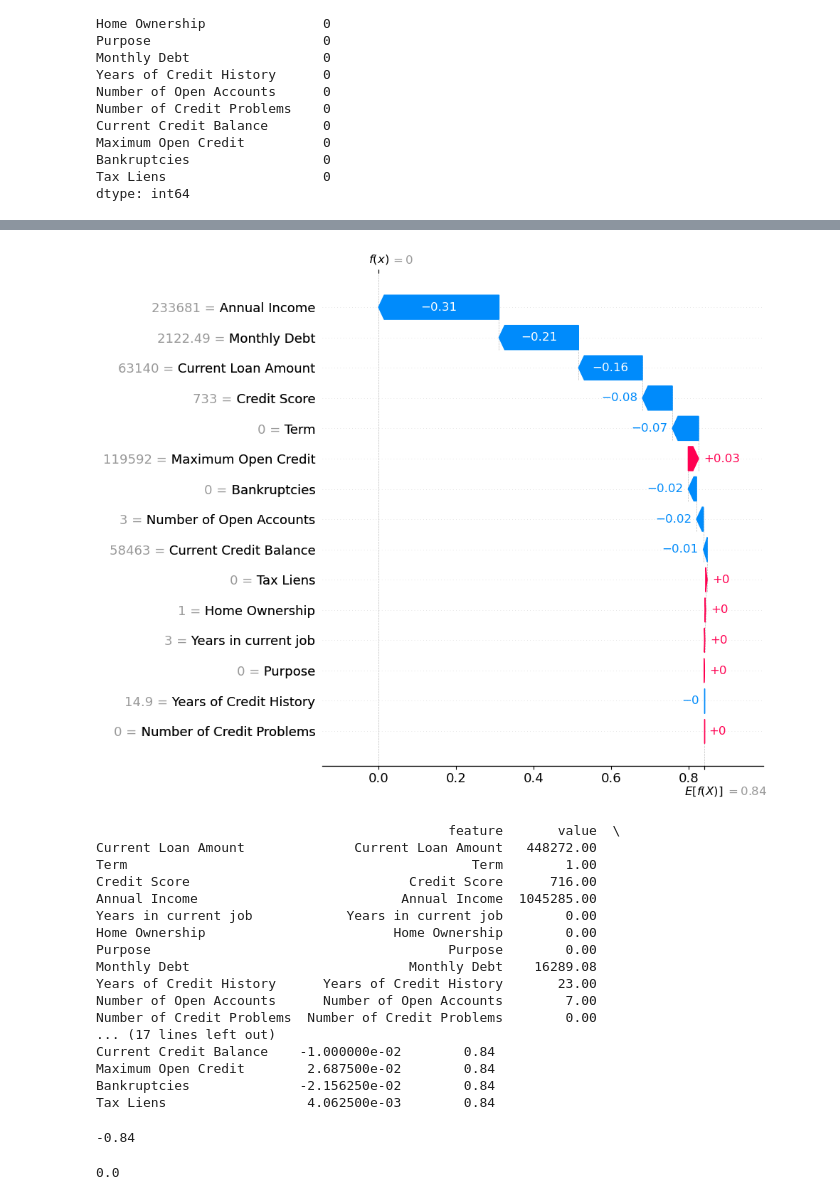
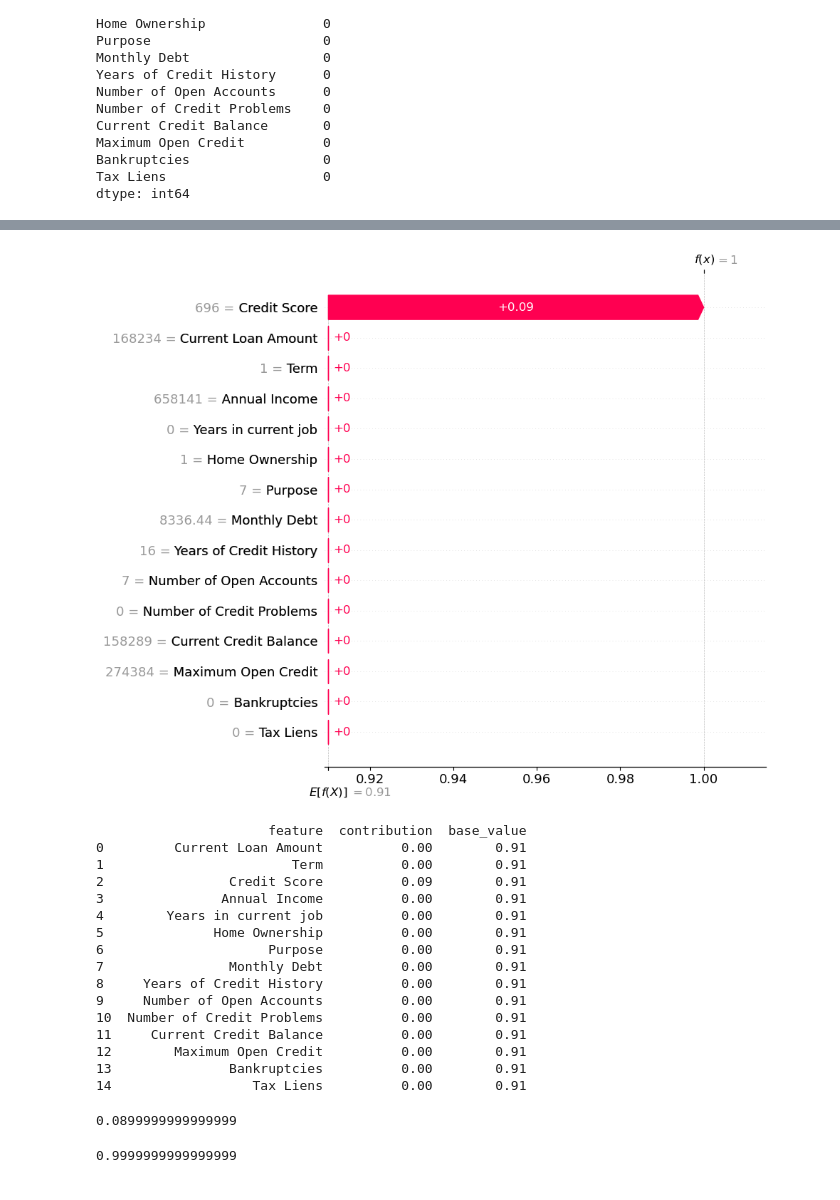
Before and after one commit to Arjun0122/bank_loan_eligibility, a Jupyter notebook: Bank_Loan_Eligibility.ipynb, the cells around one changed output, grey strips where cells are left out. Drawn from its saved outputs; the diff is of its cells as text; code cells hidden in the pictures.

```diff
--- a/Bank_Loan_Eligibility.ipynb
+++ b/Bank_Loan_Eligibility.ipynb
@@ -287,2 +274,2 @@ from sklearn.tree import DecisionTreeClassifier
 # %%
-clf = DecisionTreeClassifier()
+dt = DecisionTreeClassifier()
@@ -313,0 +276,5 @@ models,predictions = clf.fit(x_train, x_test, y_train, y_test)
+# %%
+parameters = {'max_depth': [3, 5, 7, 10],
+              'min_samples_split': [2, 3, 4, 5]}
+clf = GridSearchCV(dt, parameters, cv=5)
+clf.fit(x_train, y_train)
@@ -314,52 +298,49 @@ models,predictions = clf.fit(x_train, x_test, y_train, y_test)
 # %%
-explainer = shap.Explainer(clf.predict, x[1:500])
-shap_values = explainer(x[1:500])
-shap.waterfall_plot(shap_values[165], max_display=20)
+explainer_dt = shap.Explainer(clf.predict, x_test[1:500])
+shap_values_dt = explainer_dt(x_test[1:500])
+shap.waterfall_plot(shap_values_dt[165], max_display=20)
 
 # extract the data used to create the plot
-feature_names = shap_values.feature_names
-feature_values = x.iloc[165]
-contribution = shap_values.values[165]
-base_value = shap_values.base_values[165]
+feature_names_dt = shap_values_dt.feature_names
+contribution_dt = shap_values_dt.values[165]
+base_value_dt = shap_values_dt.base_values[165]
 
 # create a pandas DataFrame
-data = {
-    'feature': feature_names,
-    'value': feature_values,
-    'contribution': contribution,
-    'base_value': base_value
+data_dt = {
+    'feature': feature_names_dt,
+    'contribution': contribution_dt,
+    'base_value': base_value_dt
 }
-df = pd.DataFrame(data)
-print(df)
+df_dt = pd.DataFrame(data_dt)
+print(df_dt)
 # %% [output]
-[figure, old version]
+[figure, new version]
-                                             feature       value  \
-Current Loan Amount              Current Loan Amount   448272.00
-Term                                            Term        1.00
-Credit Score                            Credit Score      716.00
-Annual Income                          Annual Income  1045285.00
-Years in current job            Years in current job        0.00
-Home Ownership                        Home Ownership        0.00
-Purpose                                      Purpose        0.00
-Monthly Debt                            Monthly Debt    16289.08
-Years of Credit History      Years of Credit History       23.00
-Number of Open Accounts      Number of Open Accounts        7.00
-Number of Credit Problems  Number of Credit Problems        0.00
-... (17 lines left out)
-Current Credit Balance    -1.000000e-02        0.84
-Maximum Open Credit        2.687500e-02        0.84
-Bankruptcies              -2.156250e-02        0.84
-Tax Liens                  4.062500e-03        0.84
+                      feature  contribution  base_value
+0         Current Loan Amount          0.00        0.91
+1                        Term          0.00        0.91
+2                Credit Score          0.09        0.91
+3               Annual Income          0.00        0.91
+4        Years in current job          0.00        0.91
+5              Home Ownership          0.00        0.91
+6                     Purpose          0.00        0.91
+7                Monthly Debt          0.00        0.91
+8     Years of Credit History          0.00        0.91
+9     Number of Open Accounts          0.00        0.91
+10  Number of Credit Problems          0.00        0.91
+11     Current Credit Balance          0.00        0.91
+12        Maximum Open Credit          0.00        0.91
+13               Bankruptcies          0.00        0.91
+14                  Tax Liens          0.00        0.91
 # %%
-total_contribution=np.sum(contribution)
-print(total_contribution)
+total_contribution_dt=np.sum(contribution_dt)
+print(total_contribution_dt)
 # %% [output]
--0.84
+0.0899999999999999
 # %%
-predicted_value=base_value + total_contribution
-print(predicted_value)
+predicted_value_dt=base_value_dt + total_contribution_dt
+print(predicted_value_dt)
 # %% [output]
-0.0
+0.9999999999999999
 # %%
 result=[]
 result_max=[]
```
Also changed, not shown: parts of 83 cells of this notebook, 3 other files.
